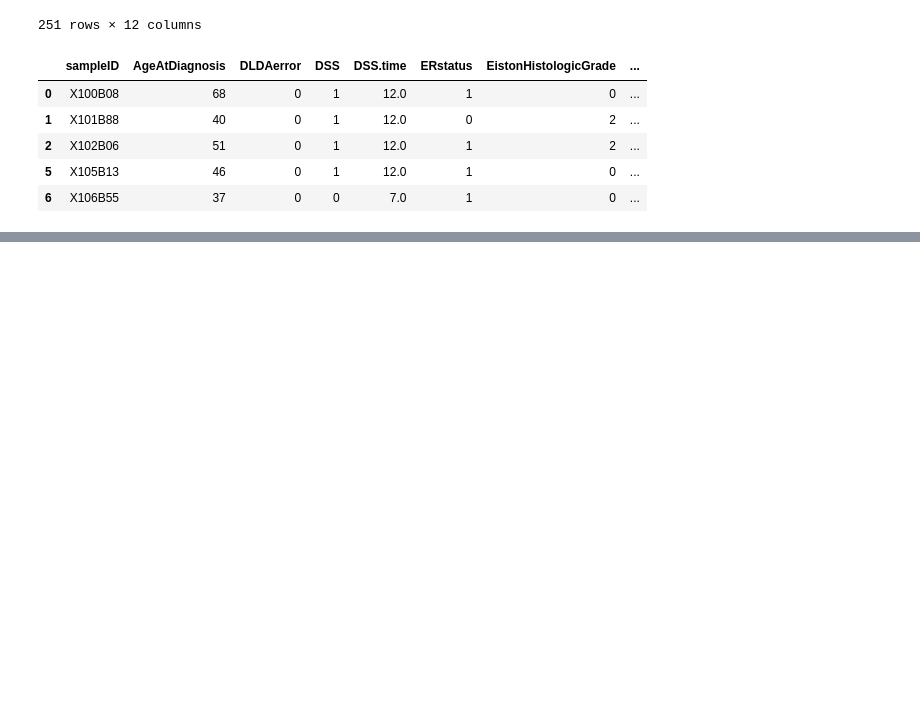
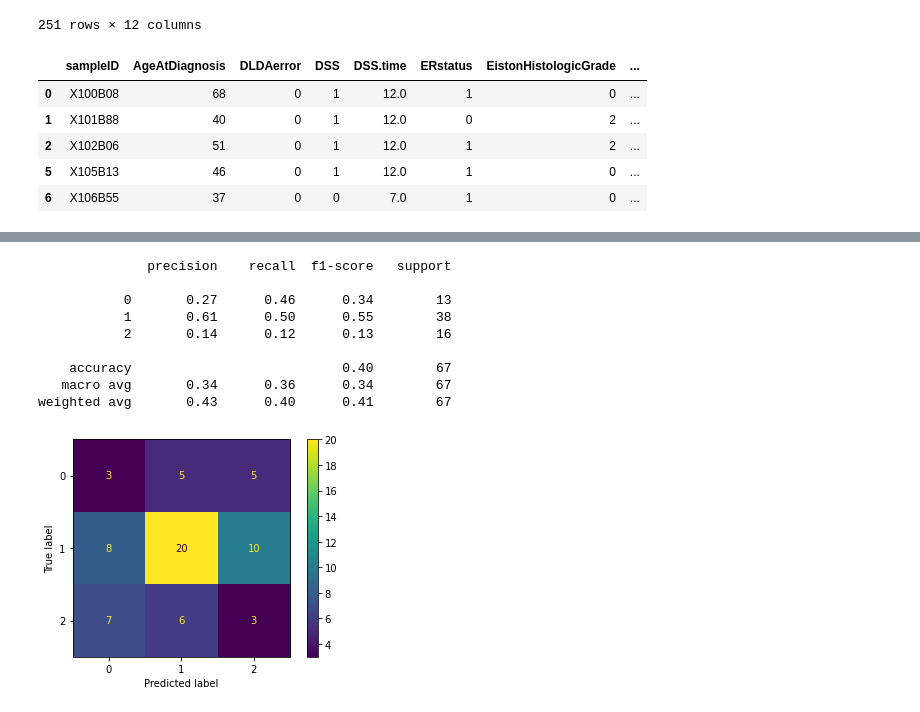
Before and after one commit to faizanhemotra/Breast-Cancer-Phenotype, a Jupyter notebook: analysis.ipynb, the cells around one changed output, grey strips where cells are left out. Saved outputs shown, nothing was run; the diff lists cells and outputs as text; code cells hidden in the pictures; blank space fills up the shorter version.

```diff
--- a/analysis.ipynb
+++ b/analysis.ipynb
@@ -268,0 +242,16 @@ weighted avg       0.32      0.57      0.41        67
+# %%
+# Dummy classifier to set a baseline to compare against the other more complex classifiers
+# in other words To check whether the ML models perform better than randomly guessing the labels
+from sklearn.dummy import DummyClassifier
+
+
+def dummyclf(X_train, X_test, y_train, y_test, strategy="prior"):
+    dummy_clf = DummyClassifier(strategy=strategy)
+    dummy_clf.fit(X_train, y_train)
+    # Classification report of the dummy classifier
+    print((classification_report(y_test,
+                                 dummy_clf.predict(X_test),
+                                 zero_division=0)))
+    # Plotting Confusion matrix of the dummy classifier
+    plot_confusion_matrix(dummy_clf, X_test, y_test)
+    plt.show()
@@ -268,0 +272,16 @@ weighted avg       0.32      0.57      0.41        67
+# %%
+# Trying stratified strategy
+dummyclf(*data_split(neg_X_columns=['EistonHistologicGrade', 'sampleID'],
+                     y_column='EistonHistologicGrade'),
+         strategy="stratified")
+# %% [output]
+              precision    recall  f1-score   support
+
+           0       0.27      0.46      0.34        13
+           1       0.61      0.50      0.55        38
+           2       0.14      0.12      0.13        16
+
+    accuracy                           0.40        67
+   macro avg       0.34      0.36      0.34        67
+weighted avg       0.43      0.40      0.41        67
+[figure, added]
```
Also changed, not shown: parts of 22 cells of this notebook.
